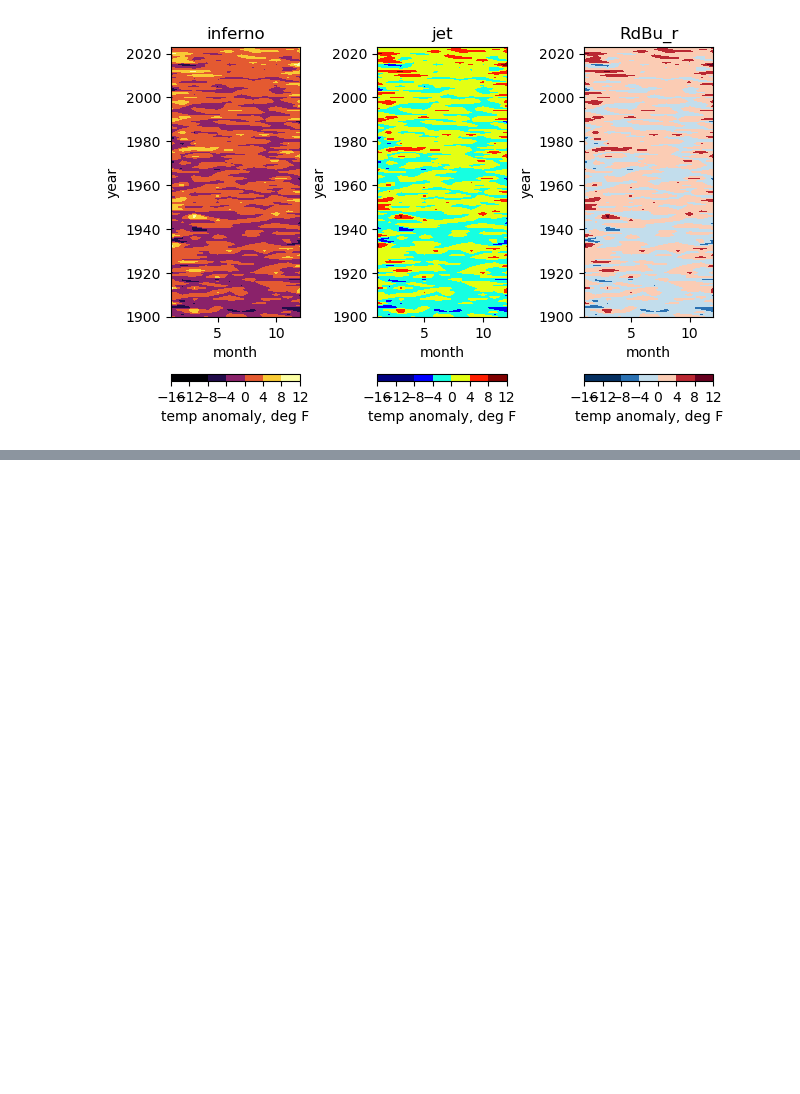
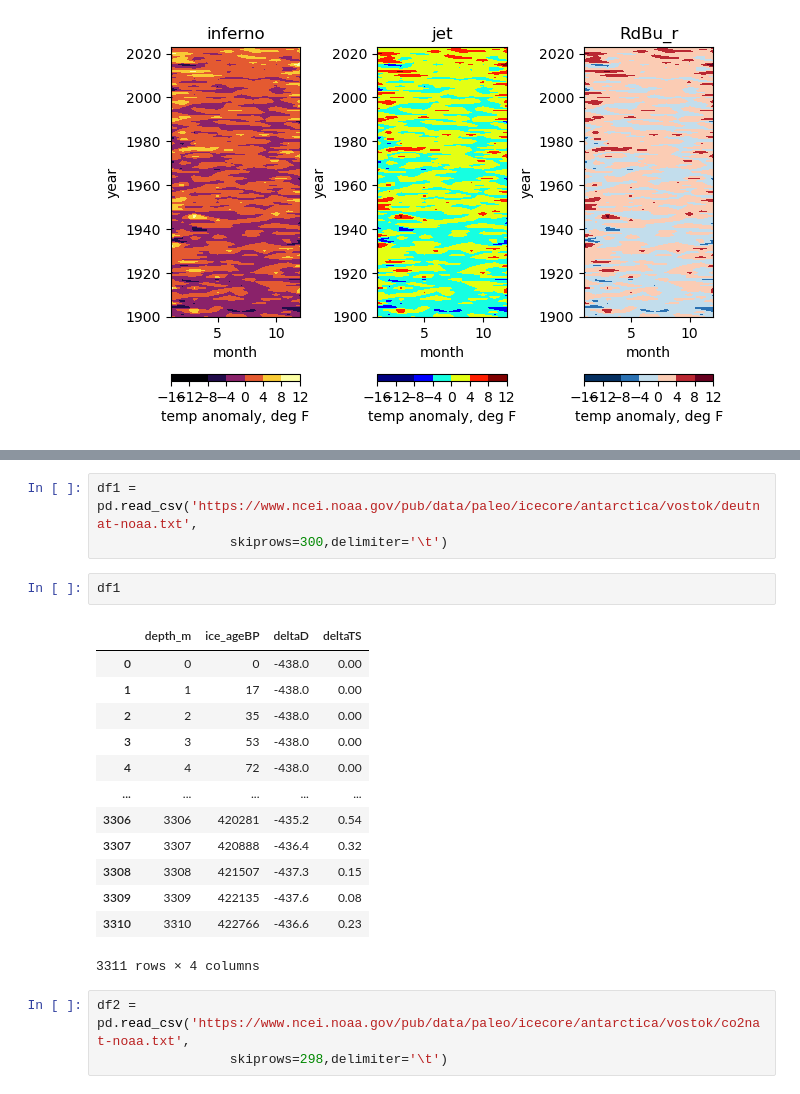
Before and after one commit to takaito1/EAS4821_S2024, a Jupyter notebook: scripts/advanced_matplotlib.ipynb, the cells around one changed output, grey strips where cells are left out. Cells and saved outputs as stored; diff of their text form; blank space fills up the shorter version.

```diff
--- a/scripts/advanced_matplotlib.ipynb
+++ b/scripts/advanced_matplotlib.ipynb
@@ -234,0 +242,22 @@ plt.savefig('temp_anomaly_3cmaps.pdf', bbox_inches='tight')
+# %%
+df1 = pd.read_csv('https://www.ncei.noaa.gov/pub/data/paleo/icecore/antarctica/vostok/deutnat-noaa.txt',
+                 skiprows=300,delimiter='\t')
+# %%
+df1
+# %% [output]
+|  | depth_m | ice_ageBP | deltaD | deltaTS |
+| 0 | 0 | 0 | -438.0 | 0.00 |
+| 1 | 1 | 17 | -438.0 | 0.00 |
+| 2 | 2 | 35 | -438.0 | 0.00 |
+| 3 | 3 | 53 | -438.0 | 0.00 |
+| 4 | 4 | 72 | -438.0 | 0.00 |
+| ... | ... | ... | ... | ... |
+| 3306 | 3306 | 420281 | -435.2 | 0.54 |
+| 3307 | 3307 | 420888 | -436.4 | 0.32 |
+| 3308 | 3308 | 421507 | -437.3 | 0.15 |
+| 3309 | 3309 | 422135 | -437.6 | 0.08 |
+| 3310 | 3310 | 422766 | -436.6 | 0.23 |
+3311 rows × 4 columns
+# %%
+df2 = pd.read_csv('https://www.ncei.noaa.gov/pub/data/paleo/icecore/antarctica/vostok/co2nat-noaa.txt',
+                 skiprows=298,delimiter='\t')
```
Also changed, not shown: parts of 8 cells of this notebook.
